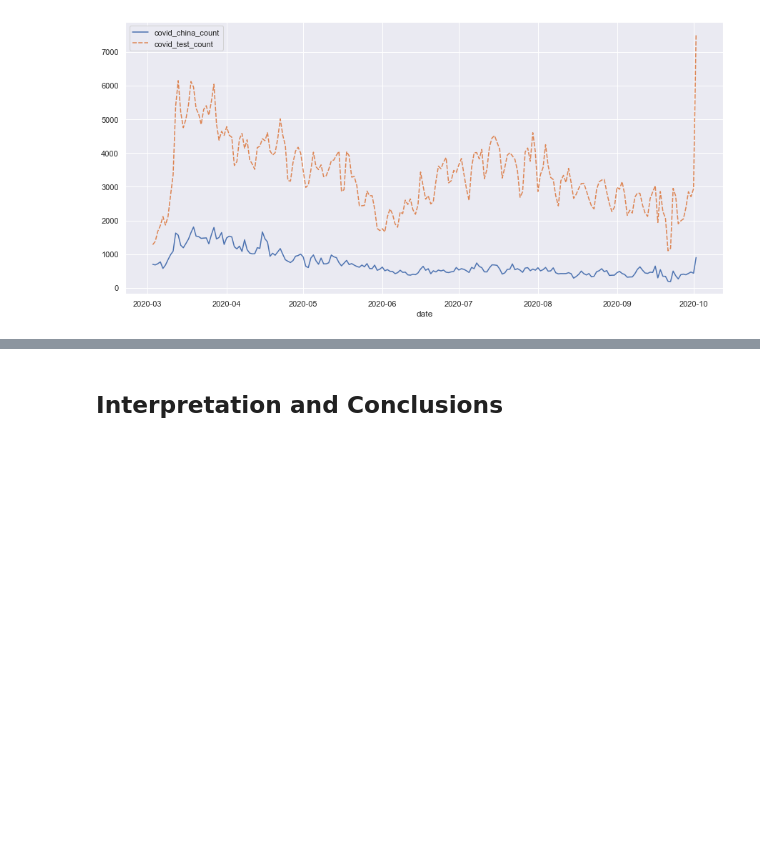
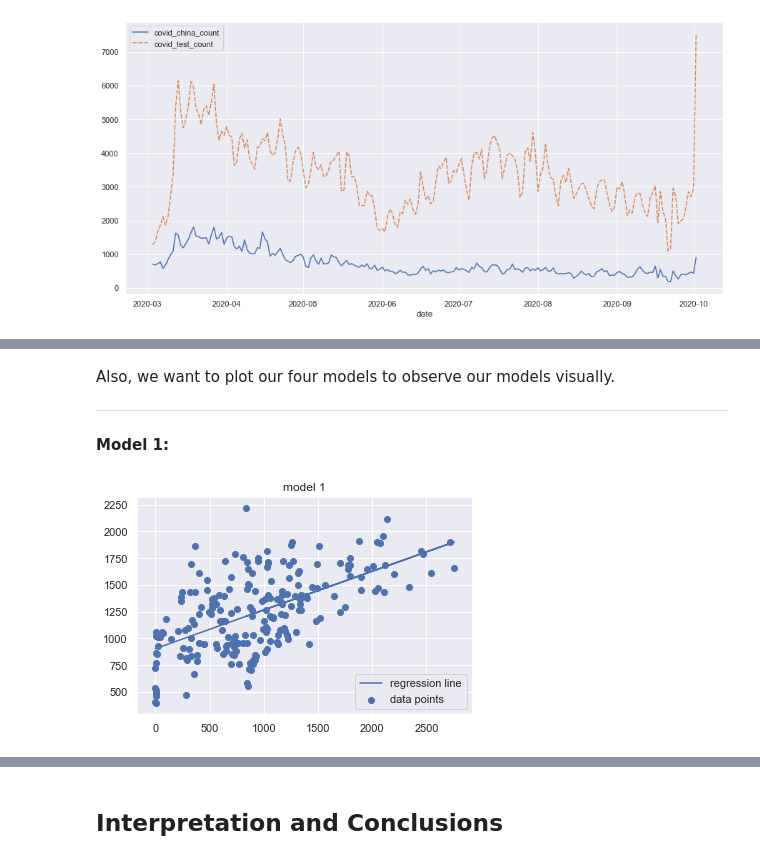
Before and after one commit to kaiyue95/INFO-2950-Final-Project, a Jupyter notebook: phase_4.ipynb, the cells around one changed output, grey strips where cells are left out. Drawn from its saved outputs; the diff is of its cells as text; code cells hidden in the pictures; blank space fills up the shorter version.

```diff
--- a/phase_4.ipynb
+++ b/phase_4.ipynb
@@ -468,0 +474,2 @@ This is several examples of the case where multiple keywords have no real semant
+# %%
+data = pd.read_csv("datasheet.csv")
@@ -468,0 +478,6 @@ This is several examples of the case where multiple keywords have no real semant
+# %%
+death_increase_num = data[ ["death_increase"] ]
+data["death_increase_ratio"] = data["death_increase"] / data["positive_increase"]
+death_increase_ratio = data[ ["death_increase_ratio"] ]
+keyword_freq = data["covid_death_count"]
+relative_freq = data["covid_death_count"] / data["covid_count"]
@@ -468,0 +486,9 @@ This is several examples of the case where multiple keywords have no real semant
+# %%
+model1 = LinearRegression().fit(death_increase_num, keyword_freq)
+model2 = LinearRegression().fit(death_increase_num, relative_freq)
+model3 = LinearRegression().fit(death_increase_ratio, keyword_freq)
+model4 = LinearRegression().fit(death_increase_ratio, relative_freq)
+r_values = [model1.score(death_increase_num, keyword_freq), model2.score(death_increase_num, relative_freq), model3.score(death_increase_ratio, keyword_freq), model4.score(death_increase_ratio, relative_freq)]
+for i in range(4):
+    print("Model {}:".format(i+1))
+    print("R-squared value: {:.4f}".format(r_values[i]))
@@ -468,0 +504,13 @@ This is several examples of the case where multiple keywords have no real semant
+# %% [markdown]
+Also, we want to plot our four models to observe our models visually.
+
+---
+#### Model 1:
+# %%
+plt.plot(death_increase_num, model1.predict(death_increase_num), label="regression line")
+plt.scatter(death_increase_num, keyword_freq, label="data points")
+plt.title("model 1")
+plt.legend()
+plt.show()
+# %% [output]
+[figure, added]
```
Also changed, not shown: parts of 40 cells of this notebook.
